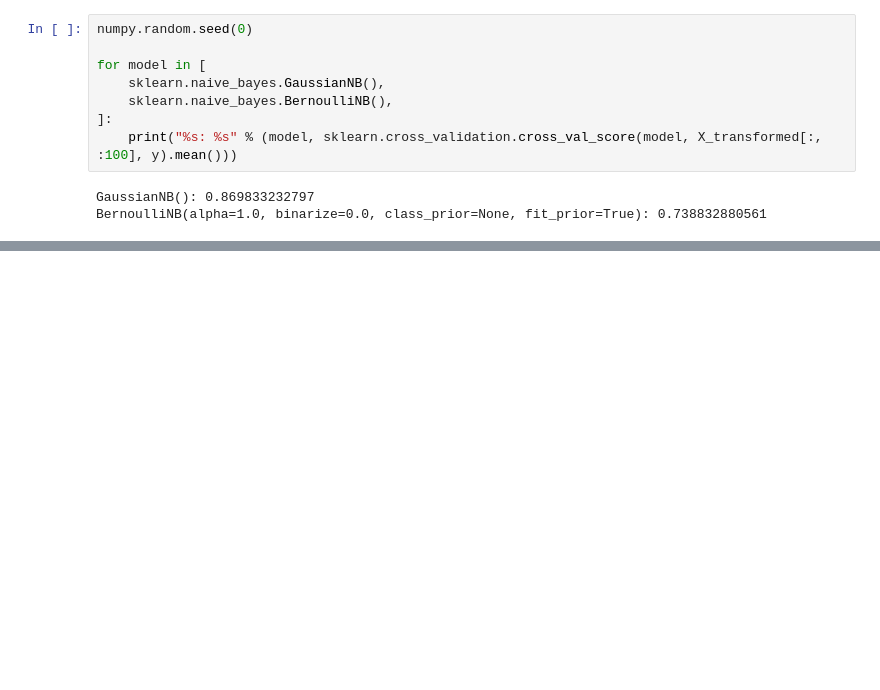
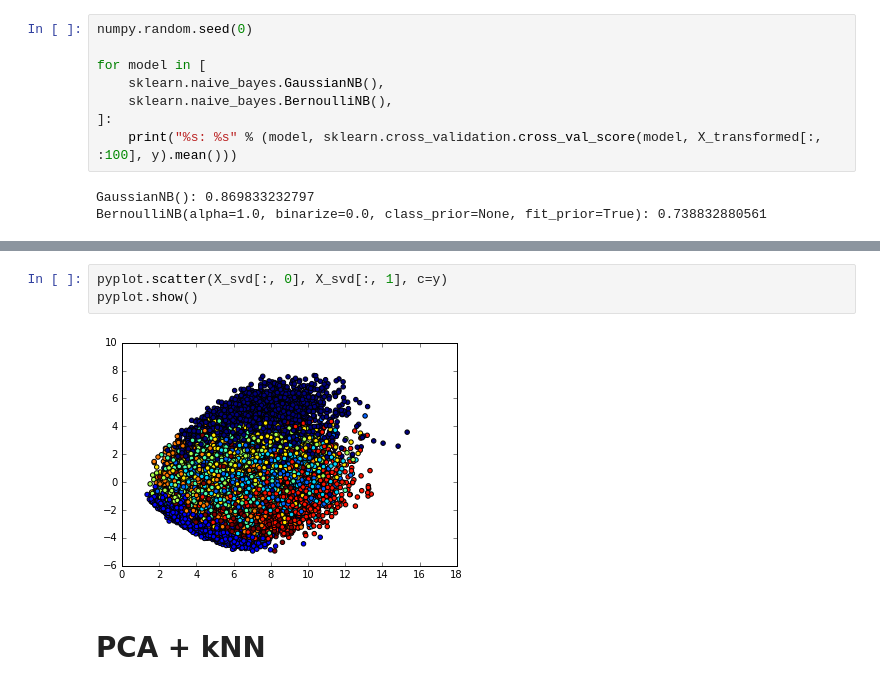
Before and after one commit to eigenein/kaggle, a Jupyter notebook: digit-recognizer/digit-recognizer.ipynb, the cells around one changed output, grey strips where cells are left out. Cells and saved outputs as stored; diff of their text form; blank space fills up the shorter version.

```diff
--- a/digit-recognizer/digit-recognizer.ipynb
+++ b/digit-recognizer/digit-recognizer.ipynb
@@ -107,0 +119,7 @@ BernoulliNB(alpha=1.0, binarize=0.0, class_prior=None, fit_prior=True): 0.738832
+# %%
+pyplot.scatter(X_svd[:, 0], X_svd[:, 1], c=y)
+pyplot.show()
+# %% [output]
+[figure, added]
+# %% [markdown]
+# PCA + kNN
```
Also changed, not shown: parts of 13 cells of this notebook, 1 other file.
